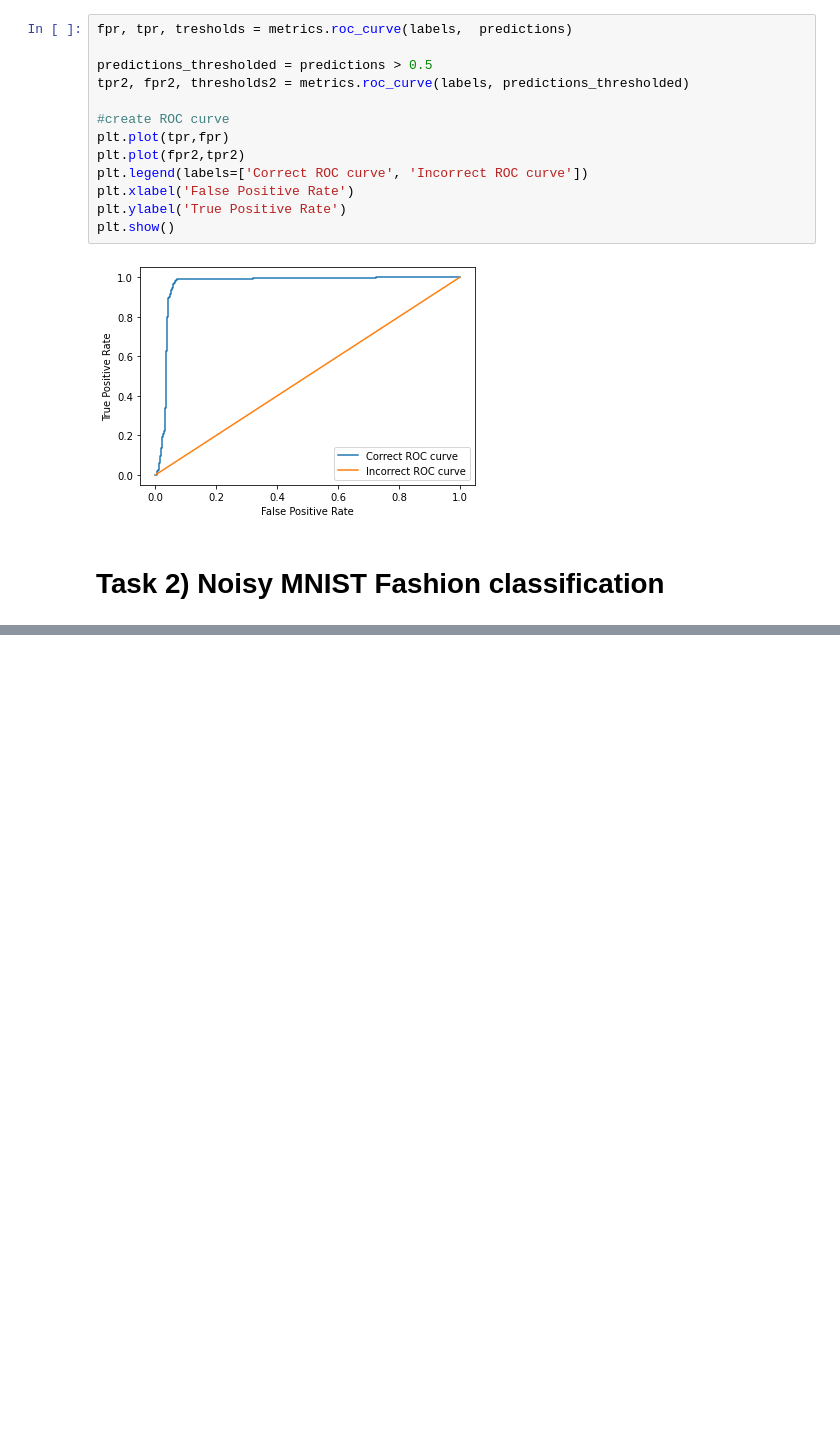
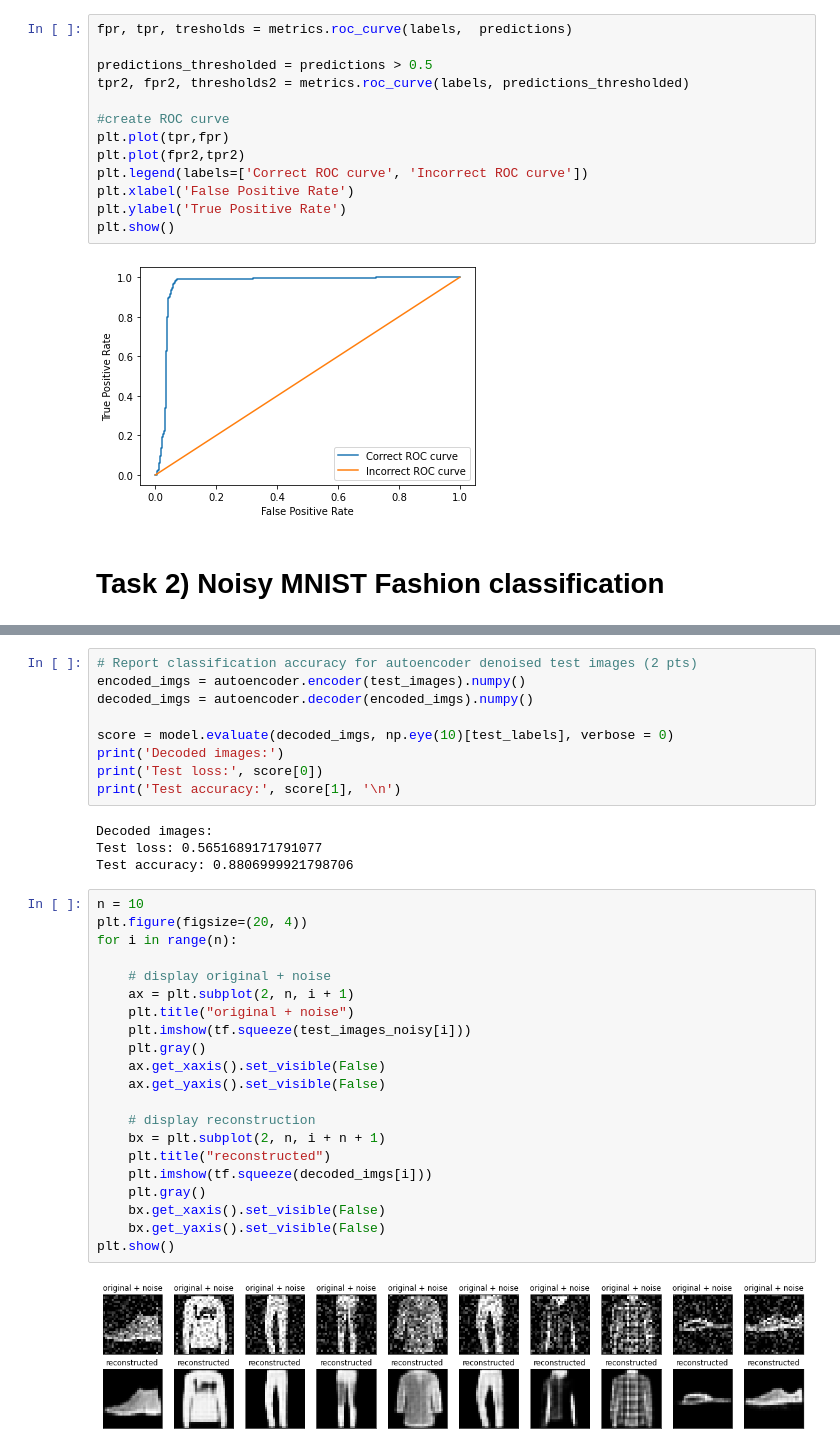
Before and after one commit to VilleTilj/Course-assignments, a Jupyter notebook: Pattern-recognition-and-machine-learning/Week4/Exercise4.ipynb, the cells around one changed output, grey strips where cells are left out. Cells and saved outputs as stored; diff of their text form; blank space fills up the shorter version.

```diff
--- a/Pattern-recognition-and-machine-learning/Week4/Exercise4.ipynb
+++ b/Pattern-recognition-and-machine-learning/Week4/Exercise4.ipynb
@@ -142,0 +252,36 @@ Accuracy: 0.9860000014305115
+# %%
+# Report classification accuracy for autoencoder denoised test images (2 pts)
+encoded_imgs = autoencoder.encoder(test_images).numpy()
+decoded_imgs = autoencoder.decoder(encoded_imgs).numpy()
+
+score = model.evaluate(decoded_imgs, np.eye(10)[test_labels], verbose = 0)
+print('Decoded images:')
+print('Test loss:', score[0])
+print('Test accuracy:', score[1], '\n')
+# %% [output]
+Decoded images:
+Test loss: 0.5651689171791077
+Test accuracy: 0.8806999921798706
+# %%
+n = 10
+plt.figure(figsize=(20, 4))
+for i in range(n):
+
+    # display original + noise
+    ax = plt.subplot(2, n, i + 1)
+    plt.title("original + noise")
+    plt.imshow(tf.squeeze(test_images_noisy[i]))
+    plt.gray()
+    ax.get_xaxis().set_visible(False)
+    ax.get_yaxis().set_visible(False)
+
+    # display reconstruction
+    bx = plt.subplot(2, n, i + n + 1)
+    plt.title("reconstructed")
+    plt.imshow(tf.squeeze(decoded_imgs[i]))
+    plt.gray()
+    bx.get_xaxis().set_visible(False)
+    bx.get_yaxis().set_visible(False)
+plt.show()
+# %% [output]
+[figure, added]
```
Also changed, not shown: parts of 10 cells of this notebook.
